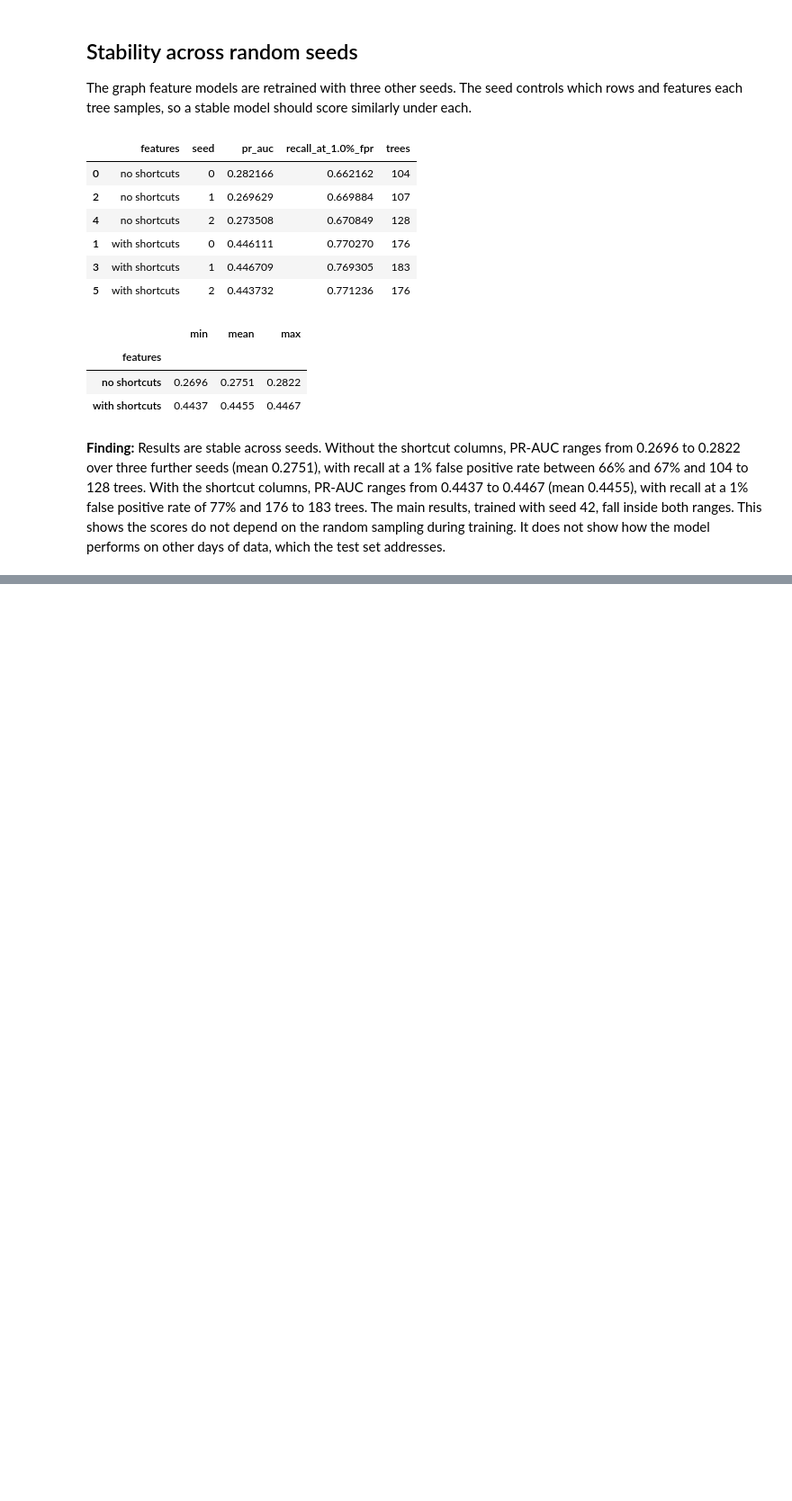
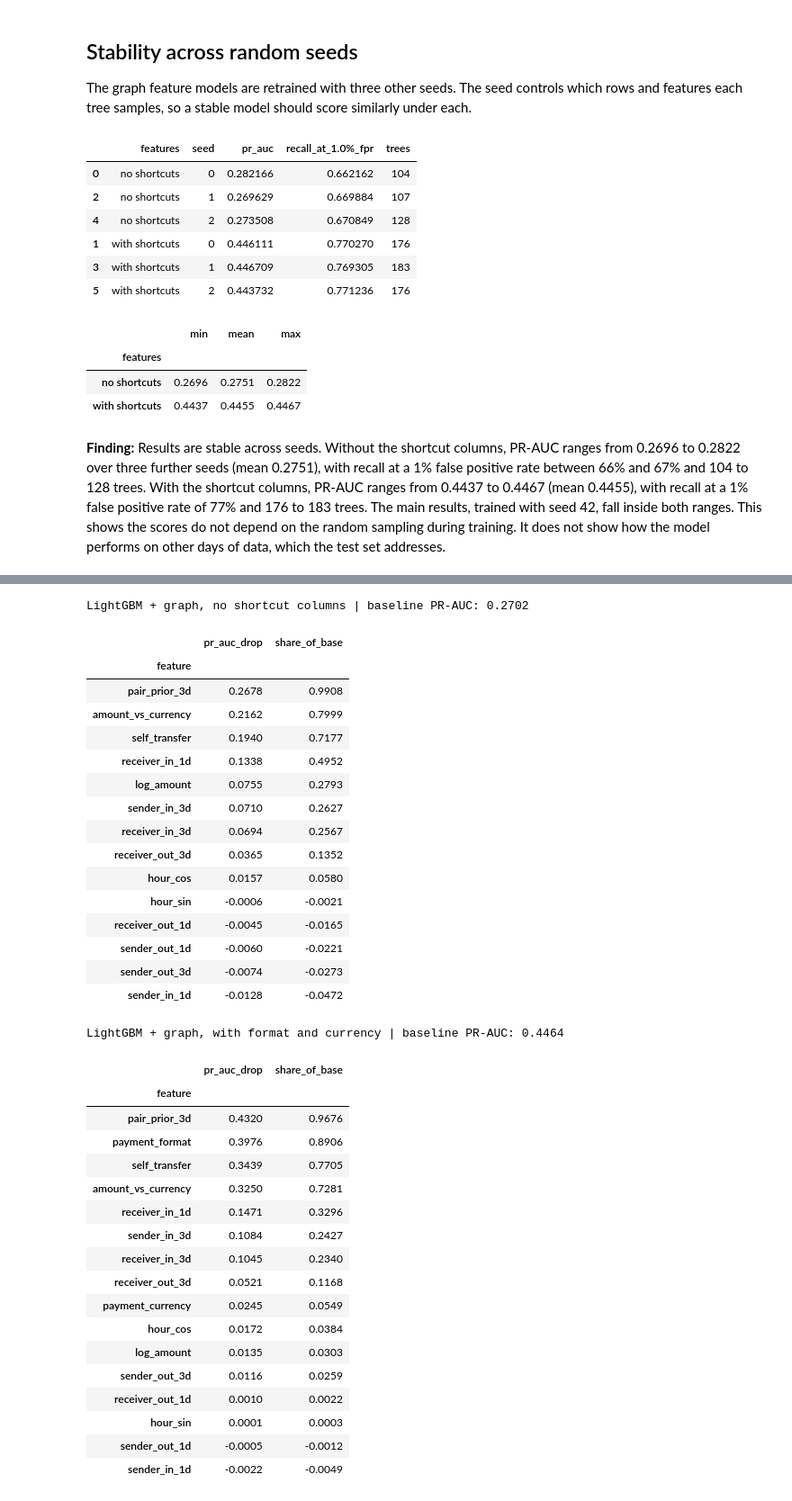
Before and after one commit to sap6011/bank-guard, a Jupyter notebook: notebooks/02_baselines.ipynb, the cells around one changed output, grey strips where cells are left out. Shown at 90% size. Cells and saved outputs as stored; diff of their text form; code cells hidden in the pictures; blank space fills up the shorter version.

```diff
--- a/notebooks/02_baselines.ipynb
+++ b/notebooks/02_baselines.ipynb
@@ -402,0 +407,67 @@ seed_runs.groupby("features")["pr_auc"].agg(["min", "mean", "max"]).round(4)
+# %%
+def permutation_importance(model, frame, y, n_repeats=3, seed=0):
+    rng = np.random.default_rng(seed)
+    base = average_precision_score(y, model.predict_proba(frame)[:, 1])
+    work = frame.copy()
+    rows = []
+    for col in frame.columns:
+        original = work[col].copy()
+        drops = []
+        for _ in range(n_repeats):
+            work[col] = frame[col].iloc[rng.permutation(len(frame))].values
+            drops.append(base - average_precision_score(y, model.predict_proba(work)[:, 1]))
+        work[col] = original
+        rows.append({
+            "feature": col,
+            "pr_auc_drop": np.mean(drops),
+            "share_of_base": np.mean(drops) / base,
+        })
+    table = pd.DataFrame(rows).set_index("feature").sort_values("pr_auc_drop", ascending=False)
+    return base, table
+
+
+for name, use_shortcuts in [
+    ("LightGBM + graph, no shortcut columns", False),
+    ("LightGBM + graph, with format and currency", True),
+]:
+    frame = gbm_frame(X_val_g, use_shortcuts, ALL_NUMERIC)
+    base, table = permutation_importance(models[name], frame, y_val)
+    print(f"{name} | baseline PR-AUC: {base:.4f}")
+    display(table.round(4))
+# %% [output]
+LightGBM + graph, no shortcut columns | baseline PR-AUC: 0.2702
+|  | pr_auc_drop | share_of_base |
+| feature |  |  |
+| pair_prior_3d | 0.2678 | 0.9908 |
+| amount_vs_currency | 0.2162 | 0.7999 |
+| self_transfer | 0.1940 | 0.7177 |
+| receiver_in_1d | 0.1338 | 0.4952 |
+| log_amount | 0.0755 | 0.2793 |
+| sender_in_3d | 0.0710 | 0.2627 |
+| receiver_in_3d | 0.0694 | 0.2567 |
+| receiver_out_3d | 0.0365 | 0.1352 |
+| hour_cos | 0.0157 | 0.0580 |
+| hour_sin | -0.0006 | -0.0021 |
+| receiver_out_1d | -0.0045 | -0.0165 |
+| sender_out_1d | -0.0060 | -0.0221 |
+| sender_out_3d | -0.0074 | -0.0273 |
+| sender_in_1d | -0.0128 | -0.0472 |
+LightGBM + graph, with format and currency | baseline PR-AUC: 0.4464
+|  | pr_auc_drop | share_of_base |
+| feature |  |  |
+| pair_prior_3d | 0.4320 | 0.9676 |
+| payment_format | 0.3976 | 0.8906 |
+| self_transfer | 0.3439 | 0.7705 |
+| amount_vs_currency | 0.3250 | 0.7281 |
+| receiver_in_1d | 0.1471 | 0.3296 |
+| sender_in_3d | 0.1084 | 0.2427 |
+| receiver_in_3d | 0.1045 | 0.2340 |
+| receiver_out_3d | 0.0521 | 0.1168 |
+| payment_currency | 0.0245 | 0.0549 |
+| hour_cos | 0.0172 | 0.0384 |
+| log_amount | 0.0135 | 0.0303 |
+| sender_out_3d | 0.0116 | 0.0259 |
+| receiver_out_1d | 0.0010 | 0.0022 |
+| hour_sin | 0.0001 | 0.0003 |
+| sender_out_1d | -0.0005 | -0.0012 |
+| sender_in_1d | -0.0022 | -0.0049 |
```
Also changed, not shown: parts of 6 cells of this notebook.
